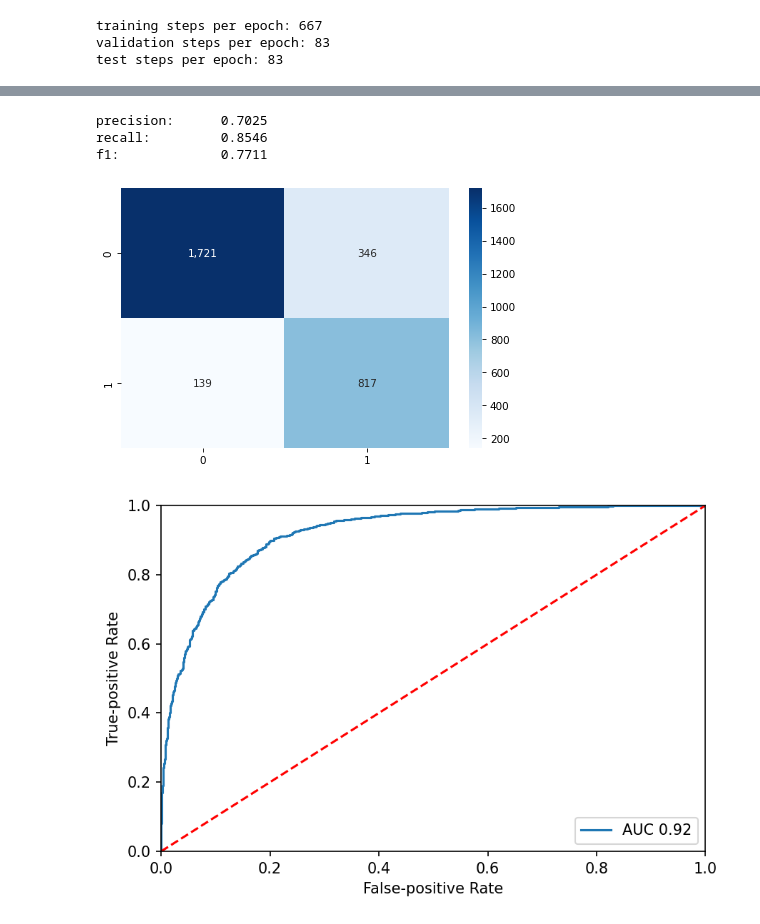
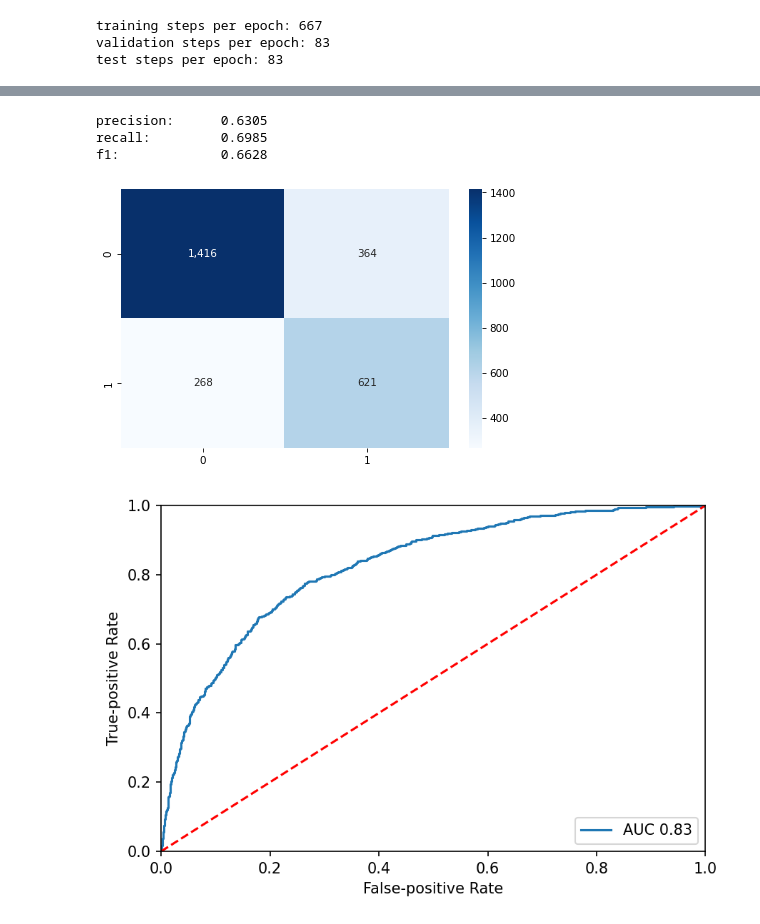
Before and after one commit to Tstrebe2/umich-mads-capstone-project, a Jupyter notebook: models/densenet/tim-ft-densenet-v1.1.ipynb, the cells around one changed output, grey strips where cells are left out. Drawn from its saved outputs; the diff is of its cells as text; code cells hidden in the pictures.

```diff
--- a/models/densenet/tim-ft-densenet-v1.1.ipynb
+++ b/models/densenet/tim-ft-densenet-v1.1.ipynb
@@ -81,15 +82,15 @@ std = [0.2167]
 
 transforms = dict(
   train = torchvision.transforms.Compose([
-      torchvision.transforms.Resize(256),
-      torchvision.transforms.CenterCrop(224),
+      torchvision.transforms.Resize(512),
+      torchvision.transforms.CenterCrop(448),
       torchvision.transforms.RandomHorizontalFlip(.2),
       torchvision.transforms.ToTensor(),
       torchvision.transforms.Normalize(mean, std),
   ]),
   val = torchvision.transforms.Compose([
-      torchvision.transforms.Resize(256),
-      torchvision.transforms.CenterCrop(224),
+      torchvision.transforms.Resize(512),
+      torchvision.transforms.CenterCrop(448),
       torchvision.transforms.ToTensor(),
       torchvision.transforms.Normalize(mean, std),
   ])
@@ -145,8 +146,8 @@ model = model.to(device)
 zero, one = label_df.iloc[X_train].Target.value_counts().tolist()
 
 criterion = torch.nn.BCEWithLogitsLoss(pos_weight=torch.tensor([1.0, zero/one]).to(device))
-optimizer = torch.optim.SGD(model.parameters(), lr=0.001, momentum=0.9)
-scheduler = StepLR(optimizer, step_size=7, gamma=0.1)
+optimizer = torch.optim.SGD(model.parameters(), lr=1e-4, momentum=0.2)
+scheduler = StepLR(optimizer, step_size=3, gamma=0.7)
 # %%
 def train_model(model, criterion, optimizer, scheduler, num_epochs):
   since = time.time()
@@ -210,5 +211,5 @@ def train_model(model, criterion, optimizer, scheduler, num_epochs):
   model.load_state_dict(best_model_wts)
   return model
 # %%
-model = train_model(model, criterion, optimizer, scheduler, num_epochs=6)
+model = train_model(model, criterion, optimizer, scheduler, num_epochs=4)
 # %% [output]
@@ -217,40 +235,40 @@ Epoch 0/5
 # %%
-running_labels = torch.Tensor(0, 1).to(device)
-running_outputs = torch.Tensor(0, 1).to(device)
+running_labels = torch.Tensor(0, 2).to(device)
+running_outputs = torch.Tensor(0, 2).to(device)
 
 with torch.no_grad():
   model.eval()
   for i, (inputs, labels) in enumerate(data_loaders['test']):
-    inputs, labels = inputs.to(device), labels.reshape(-1, 1).float().to(device)
+    inputs, labels = inputs.to(device), labels.float().to(device)
 
     outputs = model(inputs)
 
     running_labels = torch.cat((running_labels, labels), dim=0)
     running_outputs = torch.cat((running_outputs, outputs), dim=0)
 # %%
-y_true = running_labels.cpu().numpy()
-y_pred = (running_outputs>=0.0).float().cpu().numpy()
-y_proba = torch.nn.Sigmoid()(running_outputs).cpu().numpy()
+y_true = running_labels.argmax(dim=1).cpu().numpy()
+y_pred = running_outputs.argmax(dim=1).cpu().numpy()
+y_proba = torch.nn.Softmax(dim=1)(running_outputs).cpu().numpy()[:, 1]
 
 precision = metrics.precision_score(y_true, y_pred)
 recall = metrics.recall_score(y_true, y_pred)
 f1 = metrics.f1_score(y_true, y_pred)
 
 print('precision:\t{:.4f}'.format(precision))
 print('recall:\t\t{:.4f}'.format(recall))
 print('f1:\t\t{:.4f}'.format(f1))
 print()
 
 fig = plt.figure(dpi=75)
 ax = plt.gca()
 sns.heatmap(metrics.confusion_matrix(y_true, y_pred), annot=True, fmt=',', cmap='Blues')
 fig.tight_layout()
 fig.show()
 # %% [output]
-precision:      0.7025
-recall:         0.8546
-f1:             0.7711
+precision:      0.6305
+recall:         0.6985
+f1:             0.6628
-[figure, old version]
+[figure, new version]
 # %%
 fpr, tpr, _ = metrics.roc_curve(y_true, y_proba)
 roc_auc_score = metrics.roc_auc_score(y_true, y_proba)
@@ -268,7 +286,7 @@ plt.xlabel('False-positive Rate')
 plt.tight_layout()
 plt.show()
 # %% [output]
-[figure, old version]
+[figure, new version]
 # %%
 precision, recall, _ = metrics.precision_recall_curve(y_true, y_proba)
 auprc_score = metrics.auc(recall, precision)
```
Also changed, not shown: parts of 3 cells of this notebook.
